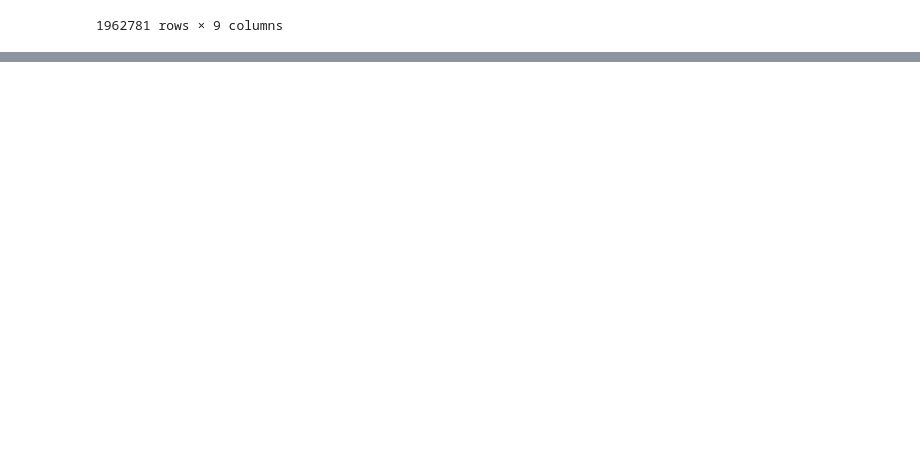
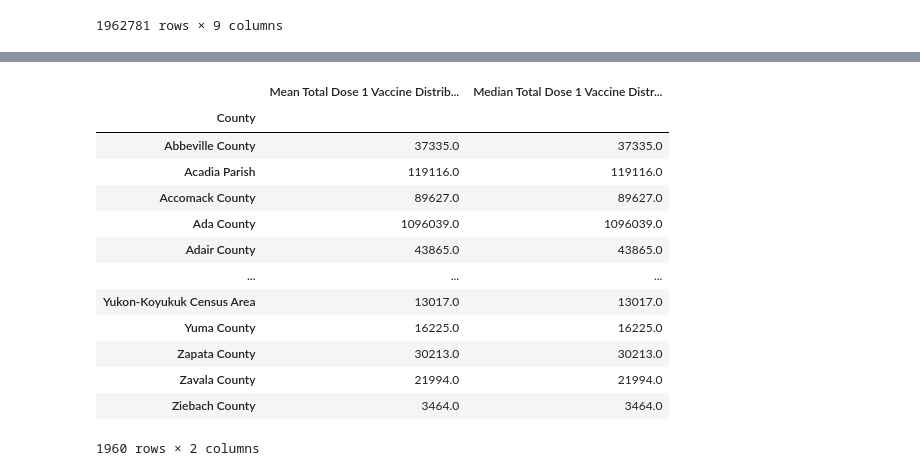
Before and after one commit to tinalina1003/Project1-Group4, a Jupyter notebook: Keyana/Vaccinations Administered by County.ipynb, the cells around one changed output, grey strips where cells are left out. Saved outputs shown, nothing was run; the diff lists cells and outputs as text; code cells hidden in the pictures; blank space fills up the shorter version.

```diff
--- a/Keyana/Vaccinations Administered by County.ipynb
+++ b/Keyana/Vaccinations Administered by County.ipynb
@@ -198,50 +268,26 @@ map_plot_1
 # %%
 # Statistical summary for total 1 dose  (need to change)
 #Alter once totals for vaccinations of dose 1 and series calculated
-mean_dose1_5 = vaccine_df['Administered Dose 1 (5 Plus)'].groupby(vaccine_df['County']).mean()
-median_dose1_5 = vaccine_df['Administered Dose 1 (5 Plus)'].groupby(vaccine_df['County']).median()
-variance_dose1_5 = vaccine_df['Administered Dose 1 (5 Plus)'].groupby(vaccine_df['County']).var()
-std_dev_dose1_5 = vaccine_df['Administered Dose 1 (5 Plus)'].groupby(vaccine_df['County']).std()
-sem_dose1_5 = vaccine_df['Administered Dose 1 (5 Plus)'].groupby(vaccine_df['County']).sem()
+mean_dose1 = vaccine_df['Total Dose 1 Vaccines Administered'].groupby(vaccine_df['County']).mean()
+median_dose1 = vaccine_df['Total Dose 1 Vaccines Administered'].groupby(vaccine_df['County']).median()
 
-mean_dose1_12 = vaccine_df['Administered Dose 1 (12 Plus)'].groupby(vaccine_df['County']).mean()
-median_dose1_12 = vaccine_df['Administered Dose 1 (12 Plus)'].groupby(vaccine_df['County']).median()
-variance_dose1_12 = vaccine_df['Administered Dose 1 (12 Plus)'].groupby(vaccine_df['County']).var()
-std_dev_dose1_12 = vaccine_df['Administered Dose 1 (12 Plus)'].groupby(vaccine_df['County']).std()
-sem_dose1_12 = vaccine_df['Administered Dose 1 (12 Plus)'].groupby(vaccine_df['County']).sem()
-
-mean_dose1_18 = vaccine_df['Administered Dose 1 (18 Plus)'].groupby(vaccine_df['County']).mean()
-median_dose1_18 = vaccine_df['Administered Dose 1 (18 Plus)'].groupby(vaccine_df['County']).median()
-variance_dose1_18 = vaccine_df['Administered Dose 1 (18 Plus)'].groupby(vaccine_df['County']).var()
-std_dev_dose1_18 = vaccine_df['Administered Dose 1 (18 Plus)'].groupby(vaccine_df['County']).std()
-sem_dose1_18 = vaccine_df['Administered Dose 1 (18 Plus)'].groupby(vaccine_df['County']).sem()
-
-mean_dose1_65 = vaccine_df['Administered Dose 1 (65 Plus)'].groupby(vaccine_df['County']).mean()
-median_dose1_65 = vaccine_df['Administered Dose 1 (65 Plus)'].groupby(vaccine_df['County']).median()
-variance_dose1_65 = vaccine_df['Administered Dose 1 (65 Plus)'].groupby(vaccine_df['County']).var()
-std_dev_dose1_65 = vaccine_df['Administered Dose 1 (65 Plus)'].groupby(vaccine_df['County']).std()
-sem_dose1_65 = vaccine_df['Administered Dose 1 (65 Plus)'].groupby(vaccine_df['County']).sem()
-
-summary_dose1_df = pd.DataFrame({"Mean Dose 1 Vaccine Distribution (Age 5+)": mean_dose1_5,
-                           "Mean Dose 1 Vaccine Distribution (Age 12+)": mean_dose1_12,
-                           "Mean Dose 1 Vaccine Distribution (Age 18+)": mean_dose1_18,
-                           "Mean Dose 1 Vaccine Distribution (Age 65+)": mean_dose1_65,
-                           "Median Dose 1 Vaccine Distribution (Age 5+)": median_dose1_5,
-                           "Median Dose 1 Vaccine Distribution (Age 12+)": median_dose1_12,
-                           "Median Dose 1 Vaccine Distribution (Age 18+)": median_dose1_18,
-                           "Median Dose 1 Vaccine Distribution (Age 65+)": median_dose1_65,
-                           "Dose 1 Vaccine Distribution Variance (Age 5+)": variance_dose1_5,
-                           "Dose 1 Vaccine Distribution Variance (Age 12+)": variance_dose1_12,
-                           "Dose 1 Vaccine Distribution Variance (Age 18+)": variance_dose1_18,
-                           "Dose 1 Vaccine Distribution Variance (Age 65+)": variance_dose1_65,
-                           "Dose 1 Vaccine Distribution Std. Dev (Age 5+)": std_dev_dose1_5,
-                           "Dose 1 Vaccine Distribution Std. Dev (Age 12+)": std_dev_dose1_12,
-                           "Dose 1 Vaccine Distribution Std. Dev (Age 18+)": std_dev_dose1_18,
-                           "Dose 1 Vaccine Distribution Std. Dev (Age 65+)": std_dev_dose1_65,
-                           "Dose 1 Vaccine Distribution Std. Err. (Age 5+)": sem_dose1_5,
-                           "Dose 1 Vaccine Distribution Std. Err. (Age 12+)": sem_dose1_12,
-                           "Dose 1 Vaccine Distribution Std. Err. (Age 18+)": sem_dose1_18,
-                           "Dose 1 Vaccine Distribution Std. Err. (Age 65+)": sem_dose1_65})
+summary_dose1_df = pd.DataFrame({"Mean Total Dose 1 Vaccine Distribution": mean_dose1,
+                           "Median Total Dose 1 Vaccine Distribution": median_dose1})
 summary_dose1_df
+# %% [output]
+|  | Mean Total Dose 1 Vaccine Distrib... | Median Total Dose 1 Vaccine Distr... |
+| County |  |  |
+| Abbeville County | 37335.0 | 37335.0 |
+| Acadia Parish | 119116.0 | 119116.0 |
+| Accomack County | 89627.0 | 89627.0 |
+| Ada County | 1096039.0 | 1096039.0 |
+| Adair County | 43865.0 | 43865.0 |
+| ... | ... | ... |
+| Yukon-Koyukuk Census Area | 13017.0 | 13017.0 |
+| Yuma County | 16225.0 | 16225.0 |
+| Zapata County | 30213.0 | 30213.0 |
+| Zavala County | 21994.0 | 21994.0 |
+| Ziebach County | 3464.0 | 3464.0 |
+1960 rows × 2 columns
 # %%
 # Statistical summary for series
```
Also changed, not shown: parts of 19 cells of this notebook, 1 other file.
